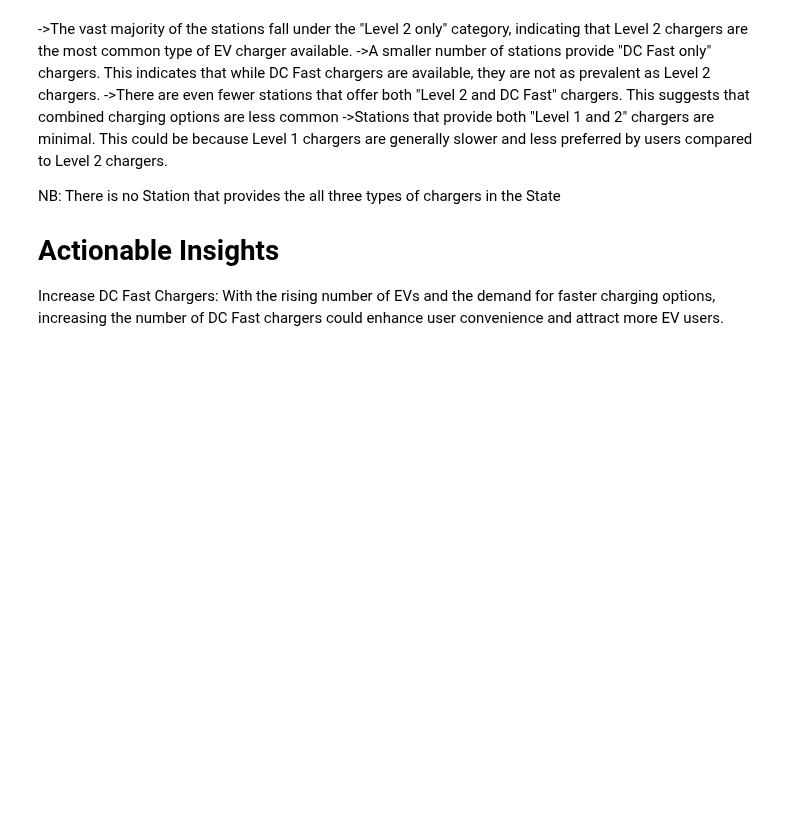
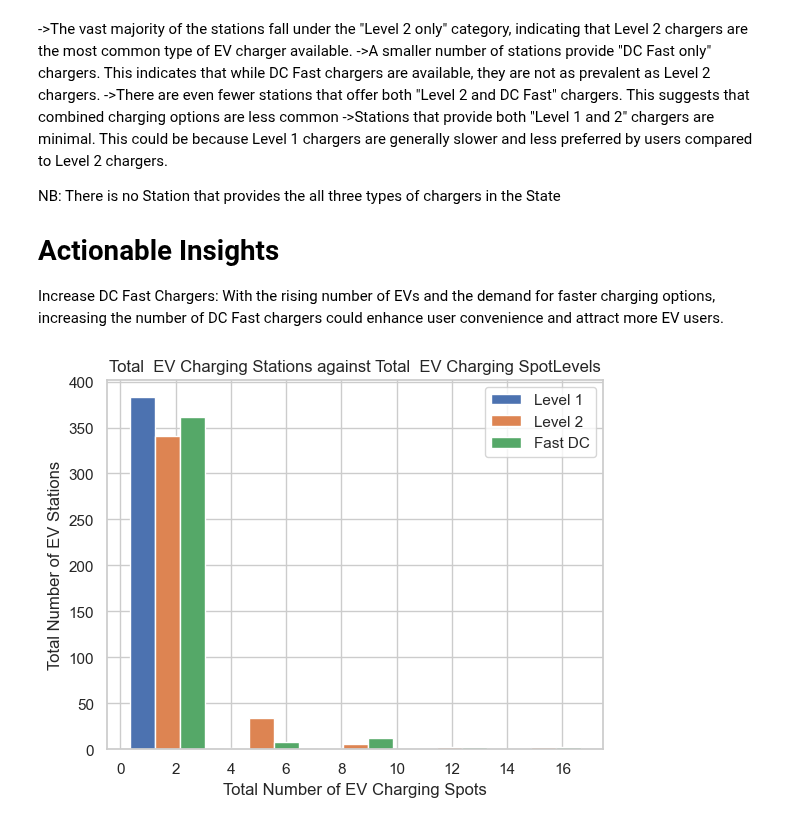
Before and after one commit to Hillal-cell/EV_Station, a Jupyter notebook: final_project.ipynb, the cells around one changed output. Saved outputs shown, nothing was run; the diff lists cells and outputs as text; code cells hidden in the pictures; blank space fills up the shorter version.

```diff
--- a/final_project.ipynb
+++ b/final_project.ipynb
@@ -622,3 +630,13 @@ NB: There is no Station that provides the all three types of chargers in the Sta
 
 # Actionable Insights
 Increase DC Fast Chargers: With the rising number of EVs and the demand for faster charging options, increasing the number of DC Fast chargers could enhance user convenience and attract more EV users.
+# %%
+
+plt.hist([df['EV_Level1_EVSE_Num'],df['EV_Level2_EVSE_Num'],df['EV_DC_Fast_Count']], bins=5, alpha=1, label=['Level 1', 'Level 2', 'Fast DC'])
+plt.xlabel('Total Number of EV Charging Spots')
+plt.ylabel('Total Number of EV Stations')
+plt.legend()
+plt.title('Total  EV Charging Stations against Total  EV Charging SpotLevels')
+plt.show()
+# %% [output]
+[figure, added]
```
Also changed, not shown: parts of 21 cells of this notebook, 3 other files.
